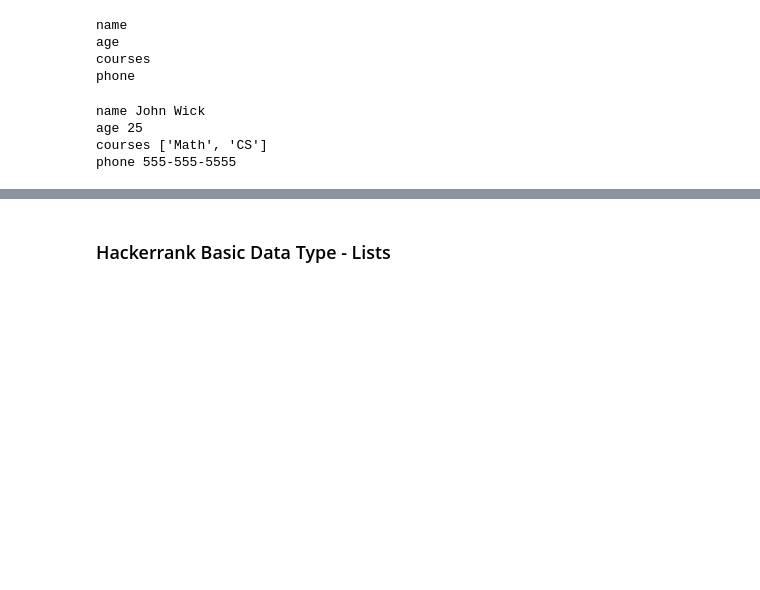
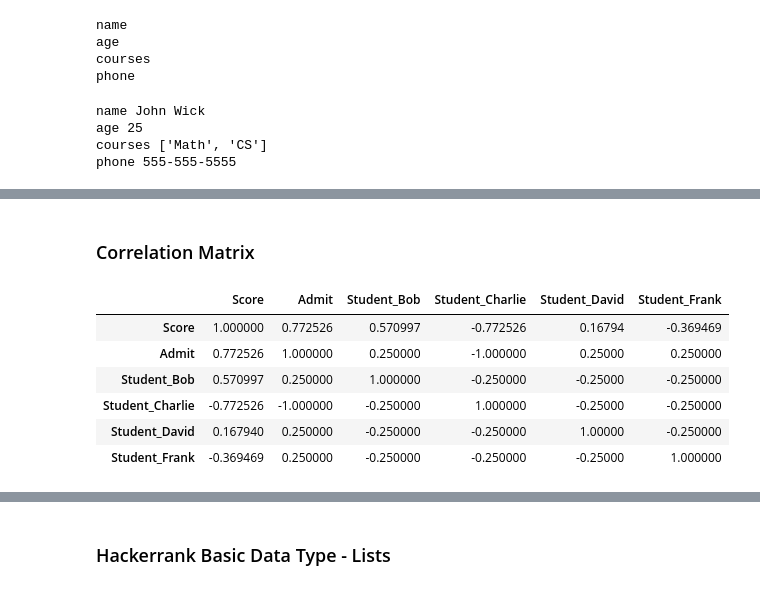
Before and after one commit to rog-SARTHAK/data-engineering, a Jupyter notebook: Python - String List.ipynb, the cells around one changed output, grey strips where cells are left out. Saved outputs shown, nothing was run; the diff lists cells and outputs as text; code cells hidden in the pictures; blank space fills up the shorter version.

```diff
--- a/Python - String List.ipynb
+++ b/Python - String List.ipynb
@@ -594,0 +795,12 @@ phone 555-555-5555
+# %%
+import pandas as pd
+
+# Combine the lists into a pandas DataFrame
+df = pd.DataFrame({
+    "Student": students,
+    "Score": scores,
+    "Admit": admit
+})
+
+# Print the DataFrame
+print(df)
@@ -594,0 +876,13 @@ phone 555-555-5555
+# %% [markdown]
+### Correlation Matrix
+# %%
+co_matrix = df_enc.corr()
+co_matrix
+# %% [output]
+|  | Score | Admit | Student_Bob | Student_Charlie | Student_David | Student_Frank |
+| Score | 1.000000 | 0.772526 | 0.570997 | -0.772526 | 0.16794 | -0.369469 |
+| Admit | 0.772526 | 1.000000 | 0.250000 | -1.000000 | 0.25000 | 0.250000 |
+| Student_Bob | 0.570997 | 0.250000 | 1.000000 | -0.250000 | -0.25000 | -0.250000 |
+| Student_Charlie | -0.772526 | -1.000000 | -0.250000 | 1.000000 | -0.25000 | -0.250000 |
+| Student_David | 0.167940 | 0.250000 | -0.250000 | -0.250000 | 1.00000 | -0.250000 |
+| Student_Frank | -0.369469 | 0.250000 | -0.250000 | -0.250000 | -0.25000 | 1.000000 |
```
Also changed, not shown: parts of 79 cells of this notebook.
